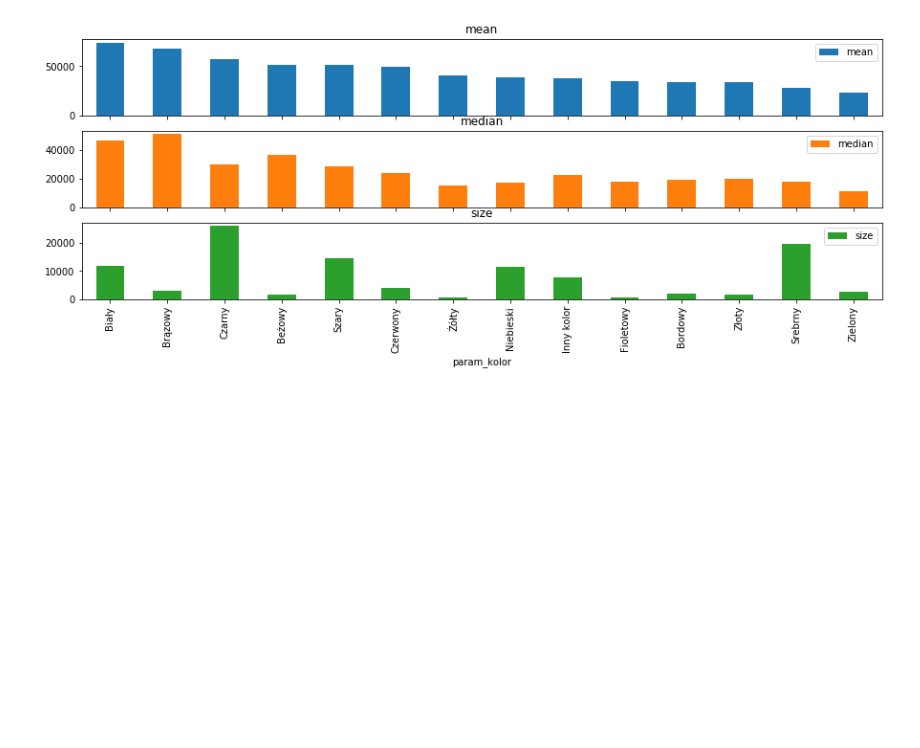
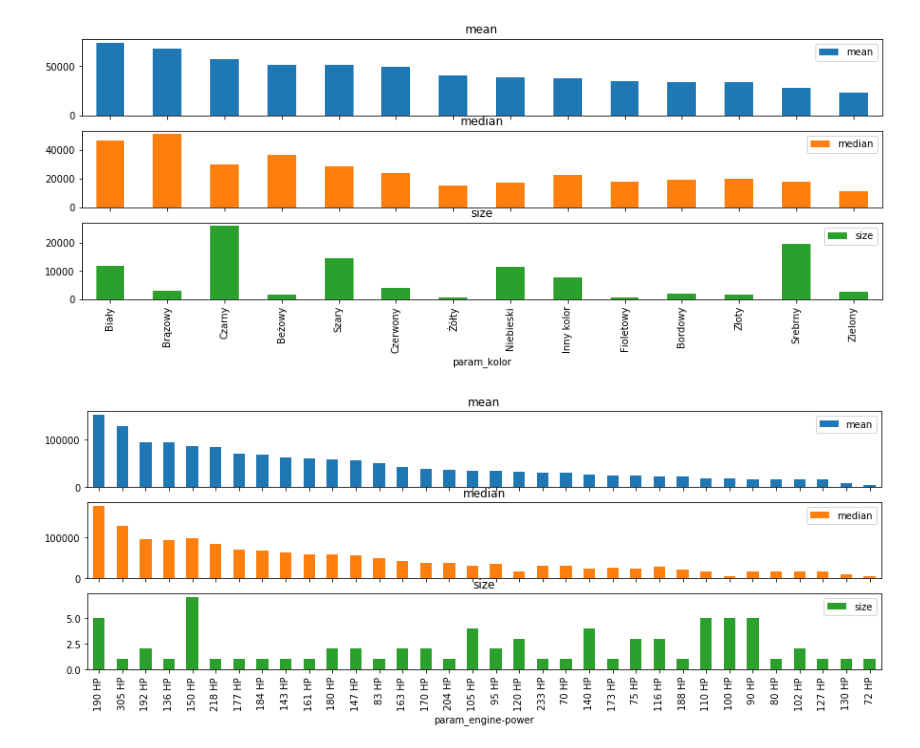
Before and after one commit to Ezechiel07/dw_matrix_car, a Jupyter notebook: day2_visualisation.ipynb, the cells around one changed output. Drawn from its saved outputs; the diff is of its cells as text; code cells hidden in the pictures; blank space fills up the shorter version.

Commit message:
add  new param

```diff
--- a/day2_visualisation.ipynb
+++ b/day2_visualisation.ipynb
@@ -102,3 +102,7 @@ group_and_barplot('param_kraj-pochodzenia', feat_sort='size') ;
 group_and_barplot('param_kolor', feat_sort='mean') ;
 # %% [output]
 [figure]
+# %%
+group_and_barplot('param_engine-power', feat_sort='mean') ;
+# %% [output]
+[figure, added]
```
Also changed, not shown: parts of 3 cells of this notebook.
